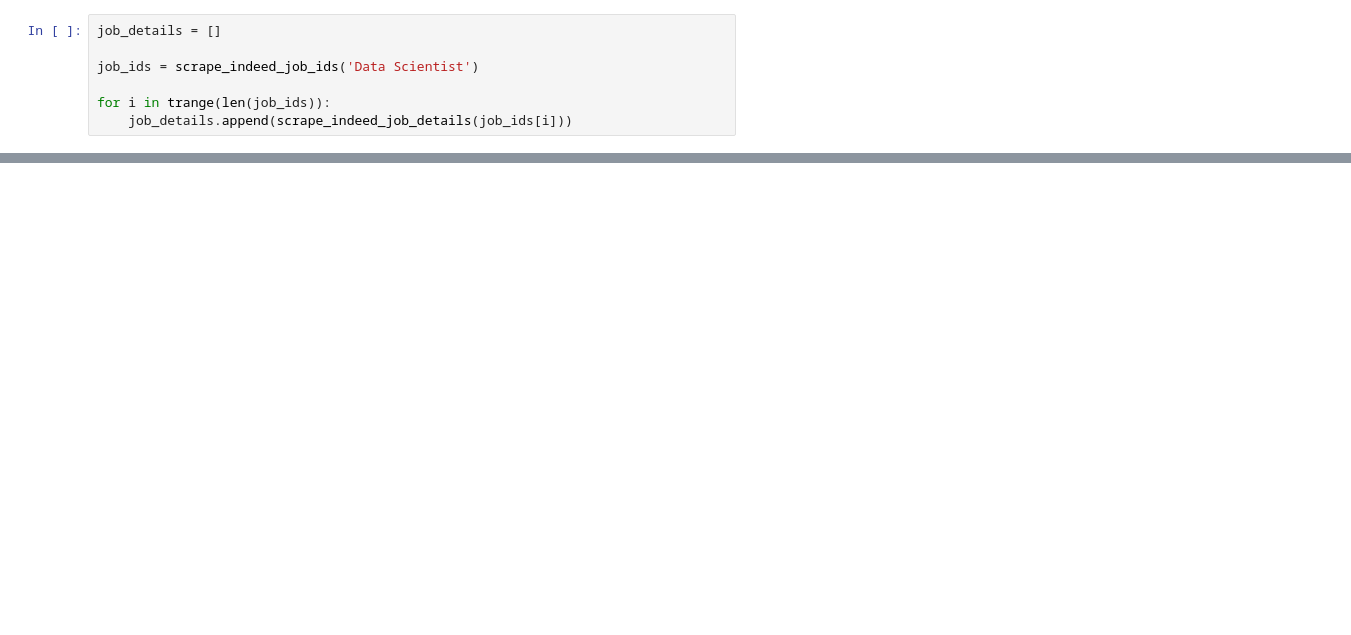
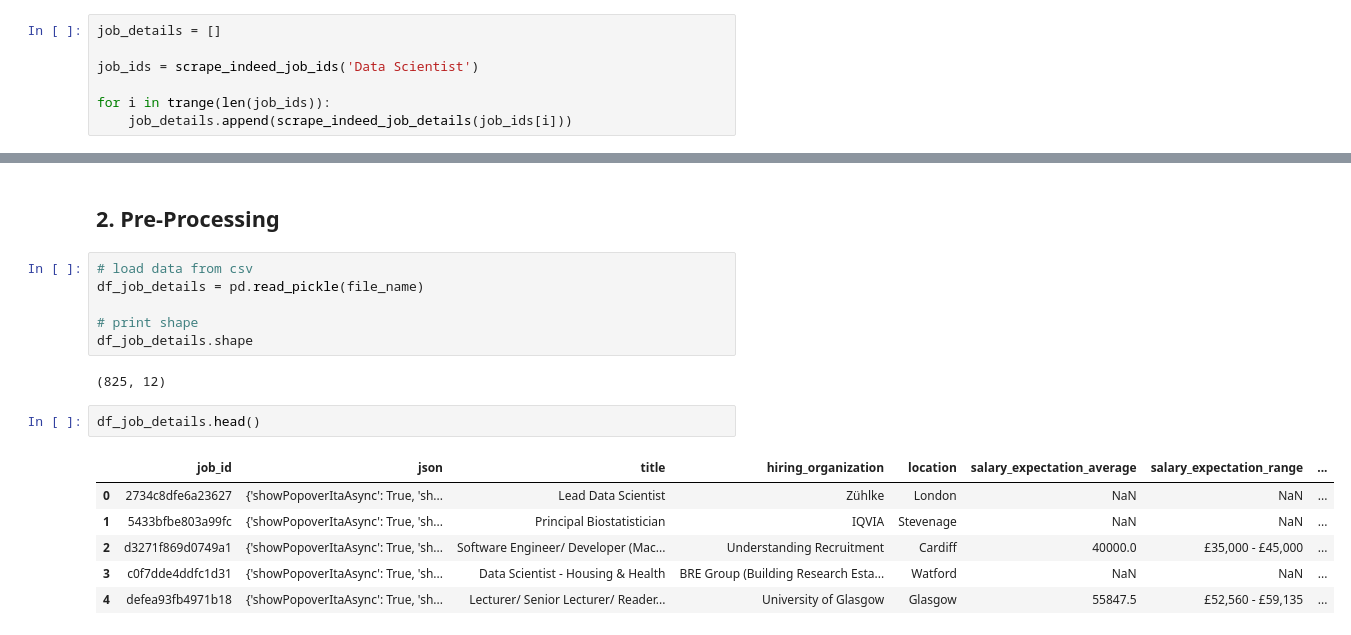
Before and after one commit to neilpmayhew/udacity-data-scientist-nd, a Jupyter notebook: 01-data-science-blog/uk-data-science-job-analysis.ipynb, the cells around one changed output, grey strips where cells are left out. Cells and saved outputs as stored; diff of their text form; blank space fills up the shorter version.

```diff
--- a/01-data-science-blog/uk-data-science-job-analysis.ipynb
+++ b/01-data-science-blog/uk-data-science-job-analysis.ipynb
@@ -120,0 +146,19 @@ for i in trange(len(job_ids)):
+# %% [markdown]
+## 2. Pre-Processing
+# %%
+# load data from csv
+df_job_details = pd.read_pickle(file_name)
+
+# print shape
+df_job_details.shape
+# %% [output]
+(825, 12)
+# %%
+df_job_details.head()
+# %% [output]
+|  | job_id | json | title | hiring_organization | location | salary_expectation_average | salary_expectation_range | ... |
+| 0 | 2734c8dfe6a23627 | {'showPopoverItaAsync': True, 'sh... | Lead Data Scientist | Zühlke | London | NaN | NaN | ... |
+| 1 | 5433bfbe803a99fc | {'showPopoverItaAsync': True, 'sh... | Principal Biostatistician | IQVIA | Stevenage | NaN | NaN | ... |
+| 2 | d3271f869d0749a1 | {'showPopoverItaAsync': True, 'sh... | Software Engineer/ Developer (Mac... | Understanding Recruitment | Cardiff | 40000.0 | £35,000 - £45,000 | ... |
+| 3 | c0f7dde4ddfc1d31 | {'showPopoverItaAsync': True, 'sh... | Data Scientist - Housing & Health | BRE Group (Building Research Esta... | Watford | NaN | NaN | ... |
+| 4 | defea93fb4971b18 | {'showPopoverItaAsync': True, 'sh... | Lecturer/ Senior Lecturer/ Reader... | University of Glasgow | Glasgow | 55847.5 | £52,560 - £59,135 | ... |
```
Also changed, not shown: parts of 36 cells of this notebook.
